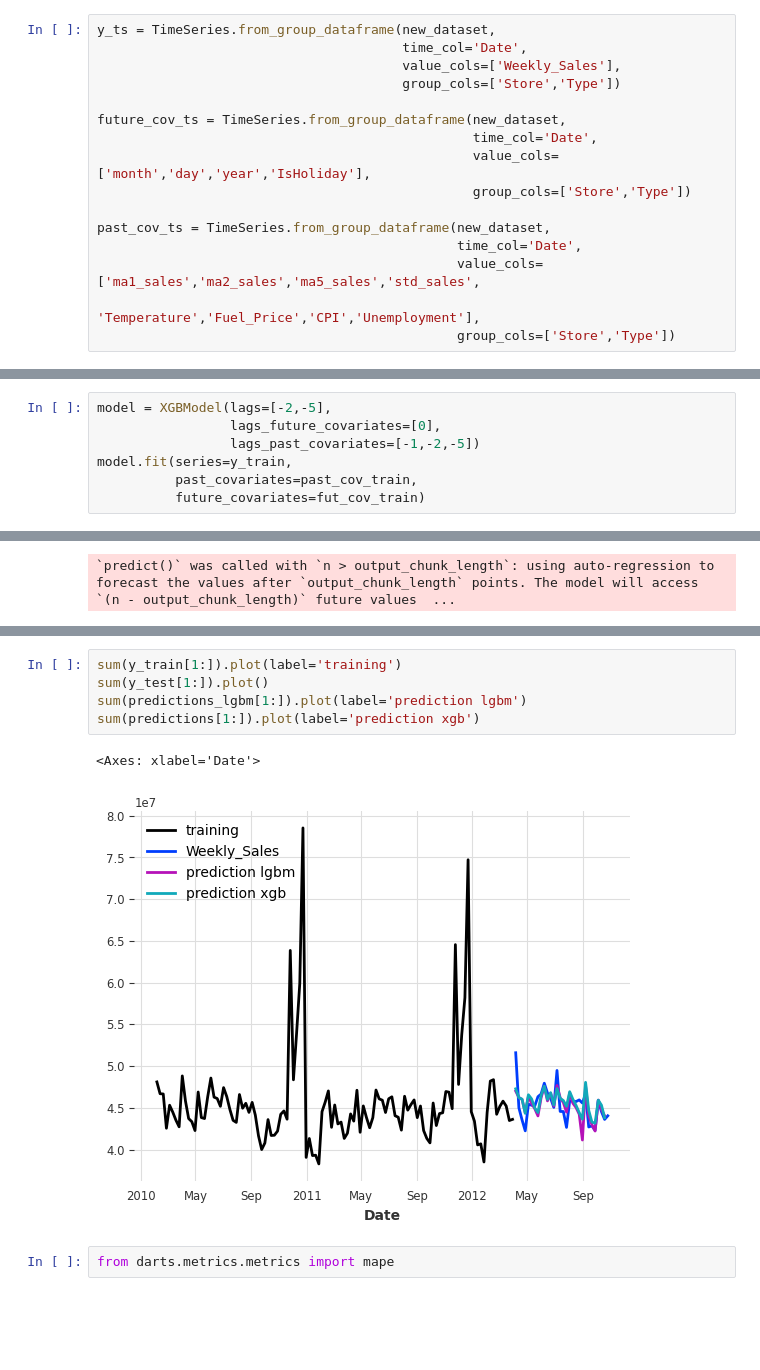
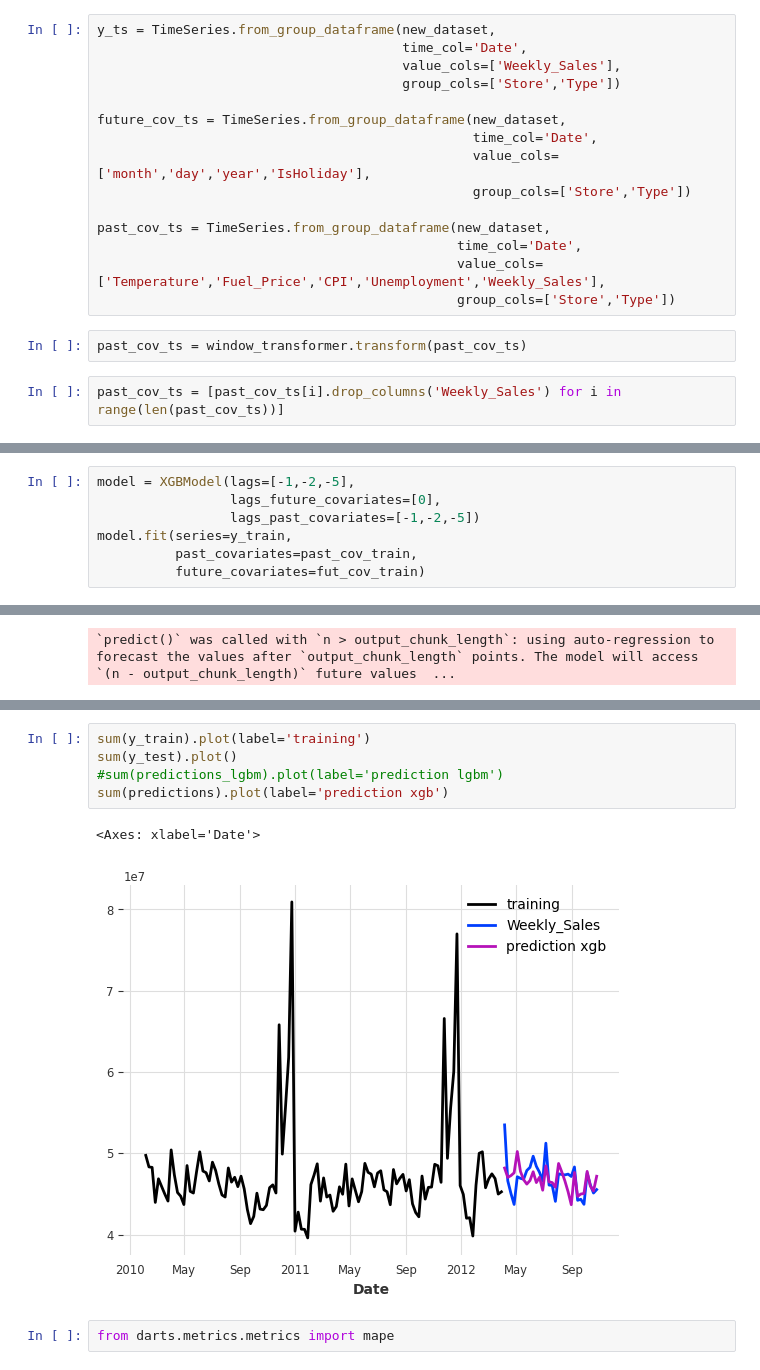
Before and after one commit to GuillermoSainz07/retail_mlops_project, a Jupyter notebook: notebooks/ml_exp.ipynb, the cells around one changed output, grey strips where cells are left out. Cells and saved outputs as stored; diff of their text form; blank space fills up the shorter version.

```diff
--- a/notebooks/ml_exp.ipynb
+++ b/notebooks/ml_exp.ipynb
@@ -80,9 +87,12 @@ future_cov_ts = TimeSeries.from_group_dataframe(new_dataset,
 
 past_cov_ts = TimeSeries.from_group_dataframe(new_dataset,
                                               time_col='Date',
-                                              value_cols=['ma1_sales','ma2_sales','ma5_sales','std_sales',
-                                                         'Temperature','Fuel_Price','CPI','Unemployment'],
+                                              value_cols=['Temperature','Fuel_Price','CPI','Unemployment','Weekly_Sales'],
                                               group_cols=['Store','Type'])
+# %%
+past_cov_ts = window_transformer.transform(past_cov_ts)
+# %%
+past_cov_ts = [past_cov_ts[i].drop_columns('Weekly_Sales') for i in range(len(past_cov_ts))]
 # %%
 def train_test_timeseries(y:TimeSeries,
                           future_cov:TimeSeries=None,
@@ -125,5 +133,5 @@ Importing plotly failed. Interactive plots will not work.
 # %%
-model = XGBModel(lags=[-2,-5],
+model = XGBModel(lags=[-1,-2,-5],
                  lags_future_covariates=[0],
                  lags_past_covariates=[-1,-2,-5])
 model.fit(series=y_train,
@@ -198,11 +190,11 @@ sum(predictions[1:]).plot()
 # %%
-sum(y_train[1:]).plot(label='training')
-sum(y_test[1:]).plot()
-sum(predictions_lgbm[1:]).plot(label='prediction lgbm')
-sum(predictions[1:]).plot(label='prediction xgb')
+sum(y_train).plot(label='training')
+sum(y_test).plot()
+#sum(predictions_lgbm).plot(label='prediction lgbm')
+sum(predictions).plot(label='prediction xgb')
 # %% [output]
 <Axes: xlabel='Date'>
-[figure, old version]
+[figure, new version]
 # %%
 from darts.metrics.metrics import mape
 # %%
```
Also changed, not shown: parts of 20 cells of this notebook, 7 other files.
